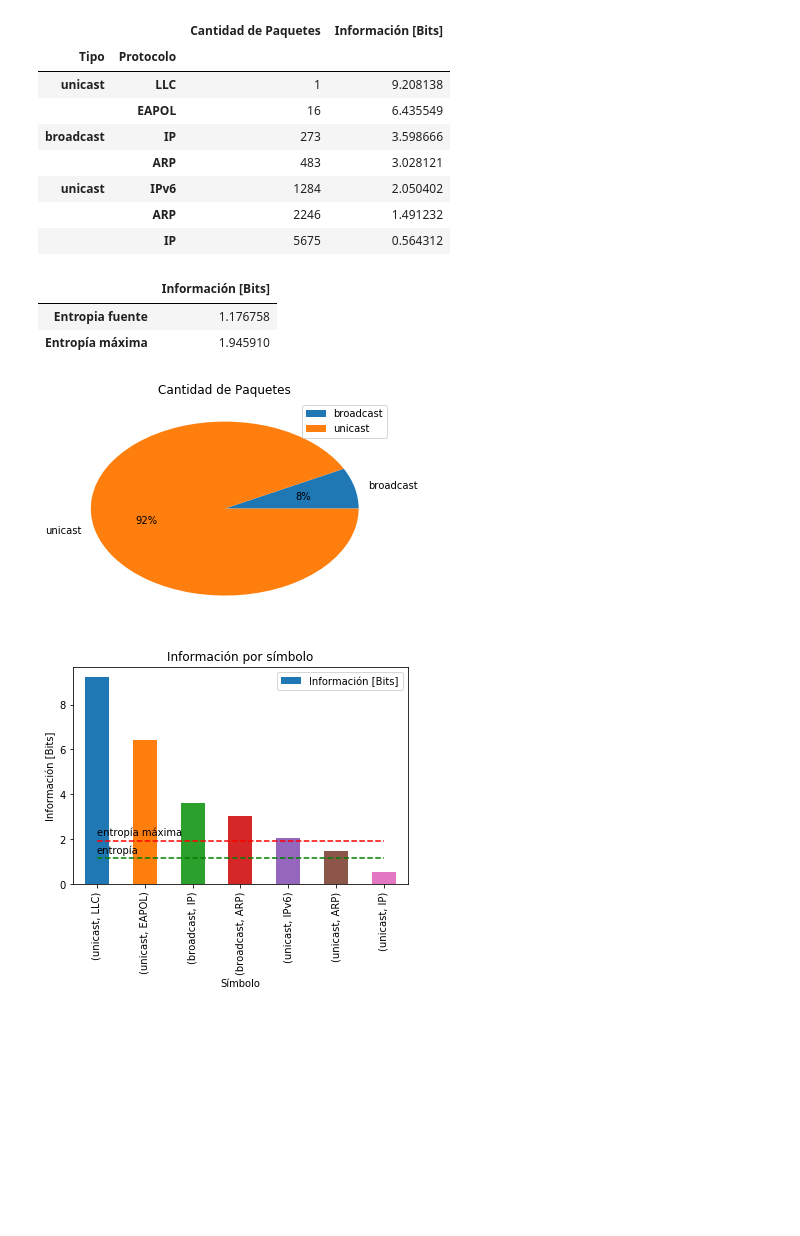
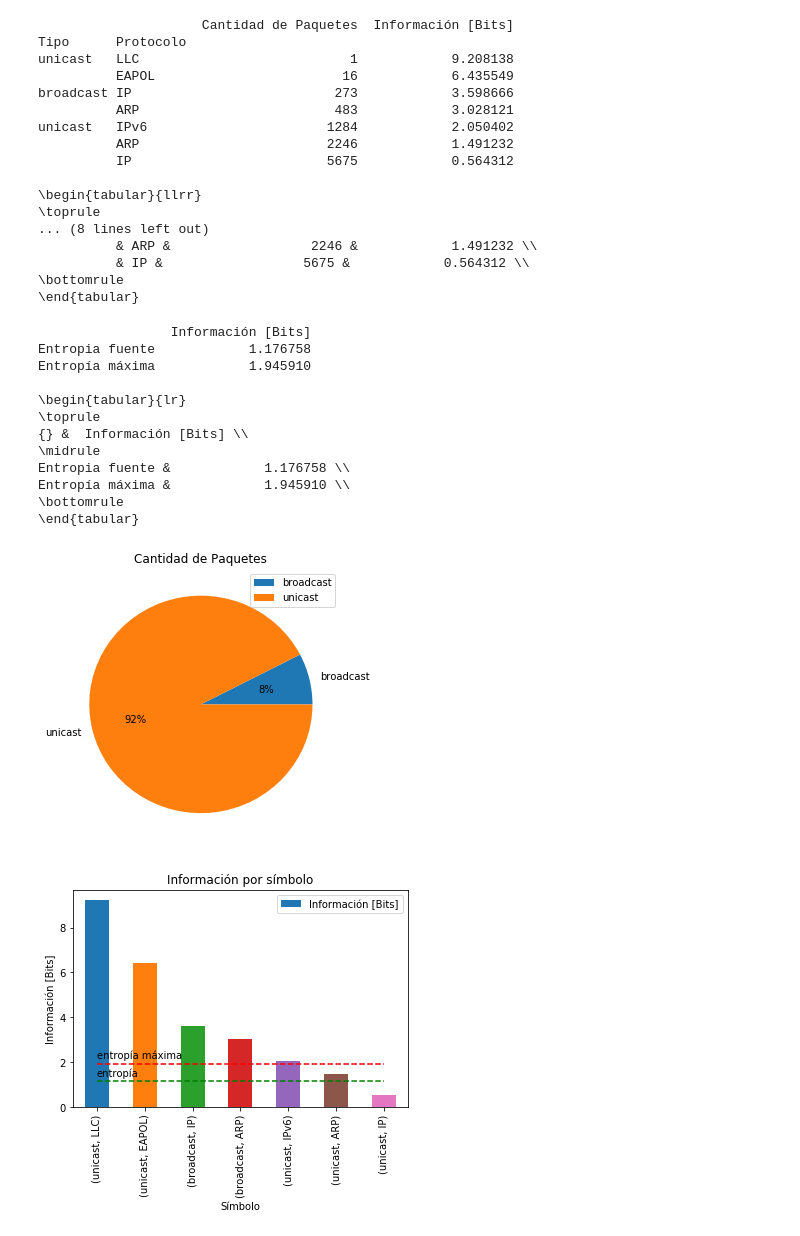
Before and after one commit to fschiavinato/tdc-tp1, a Jupyter notebook: analisis/S1_ethernet.ipynb, the cells around one changed output. Drawn from its saved outputs; the diff is of its cells as text; code cells hidden in the pictures; blank space fills up the shorter version.

Commit message:
Arregle la salida de las tablas.

```diff
--- a/analisis/S1_ethernet.ipynb
+++ b/analisis/S1_ethernet.ipynb
@@ -31,30 +31,54 @@ tablainfo = pd.Series(data = freq).to_frame(name = "Cantidad de Paquetes")
 tablainfo.index = tablainfo.index.set_names(["Tipo","Protocolo"])
 tablainfo['Información [Bits]'] = tablainfo['Cantidad de Paquetes'].apply(lambda x: np.log(len(paquetes)/x))
 tablainfo.sort_values('Información [Bits]', inplace = True, ascending = False)
-tablainfo
+print(tablainfo)
+print()
+print(tablainfo.to_latex())
 # %% [output]
-|  |  | Cantidad de Paquetes | Información [Bits] |
-| Tipo | Protocolo |  |  |
-| unicast | LLC | 1 | 9.208138 |
-|  | EAPOL | 16 | 6.435549 |
-| broadcast | IP | 273 | 3.598666 |
-|  | ARP | 483 | 3.028121 |
-| unicast | IPv6 | 1284 | 2.050402 |
-|  | ARP | 2246 | 1.491232 |
-|  | IP | 5675 | 0.564312 |
+                     Cantidad de Paquetes  Información [Bits]
+Tipo      Protocolo
+unicast   LLC                           1            9.208138
+          EAPOL                        16            6.435549
+broadcast IP                          273            3.598666
+          ARP                         483            3.028121
+unicast   IPv6                       1284            2.050402
+          ARP                        2246            1.491232
+          IP                         5675            0.564312
+
+\begin{tabular}{llrr}
+\toprule
+... (8 lines left out)
+          & ARP &                  2246 &            1.491232 \\
+          & IP &                  5675 &            0.564312 \\
+\bottomrule
+\end{tabular}
 # %%
-pd.Series({'Entropia fuente': entropia, 'Entropía máxima': max_entropia}).to_frame(name = "Información [Bits]")
+tablaentropia = pd.Series({'Entropia fuente': entropia, 'Entropía máxima': max_entropia}).to_frame(name = "Información [Bits]")
+print(tablaentropia)
+print()
+print(tablaentropia.to_latex())
 # %% [output]
-|  | Información [Bits] |
-| Entropia fuente | 1.176758 |
-| Entropía máxima | 1.945910 |
+                 Información [Bits]
+Entropia fuente            1.176758
+Entropía máxima            1.945910
+
+\begin{tabular}{lr}
+\toprule
+{} &  Información [Bits] \\
+\midrule
+Entropia fuente &            1.176758 \\
+Entropía máxima &            1.945910 \\
+\bottomrule
+\end{tabular}
 # %%
 unibroad = pd.Series(data = freq).to_frame(name = "Cantidad de Paquetes").reset_index(level = 1, drop = True)
 unibroad = unibroad.reset_index().groupby('index').agg('sum')
-unibroad.plot(y = 'Cantidad de Paquetes', kind = 'pie', autopct='%1.0f%%', title='Cantidad de Paquetes').set_ylabel('')
+ax = unibroad.plot(y = 'Cantidad de Paquetes', kind = 'pie', autopct='%1.0f%%', title='Cantidad de Paquetes', figsize=(5,5))
+ax.set_ylabel('')
+
 plt.show()
 # %% [output]
-[figure, old version]
+[figure, new version]
 # %%
 ax = tablainfo.plot(y = 'Información [Bits]', kind = 'bar', title = 'Información por símbolo')
 ax.set_ylabel('Información [Bits]')
```
Also changed, not shown: 2 other files.
